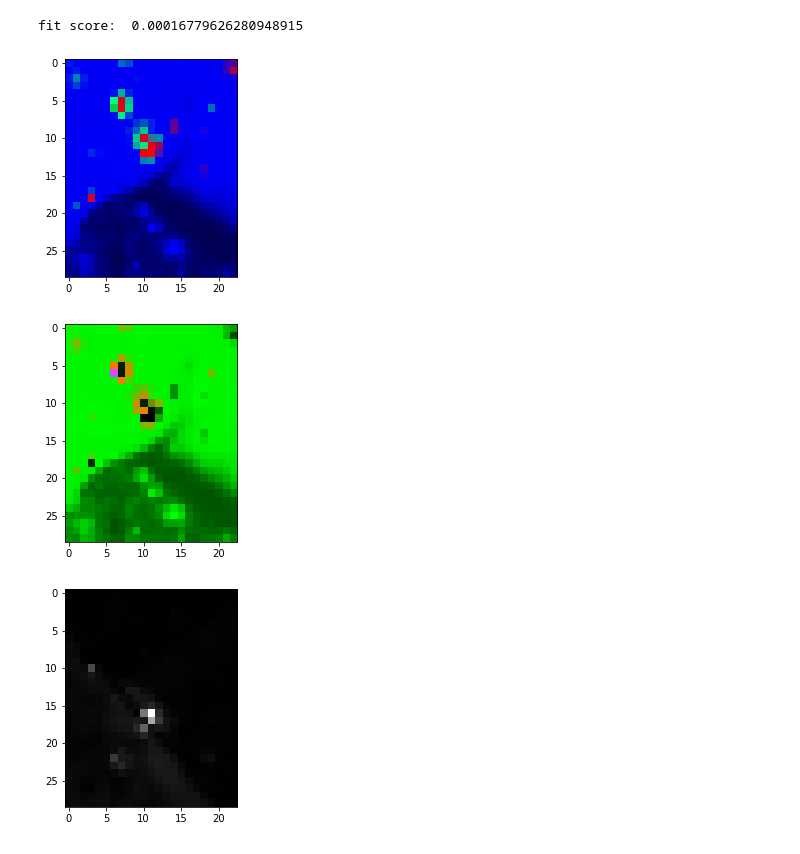
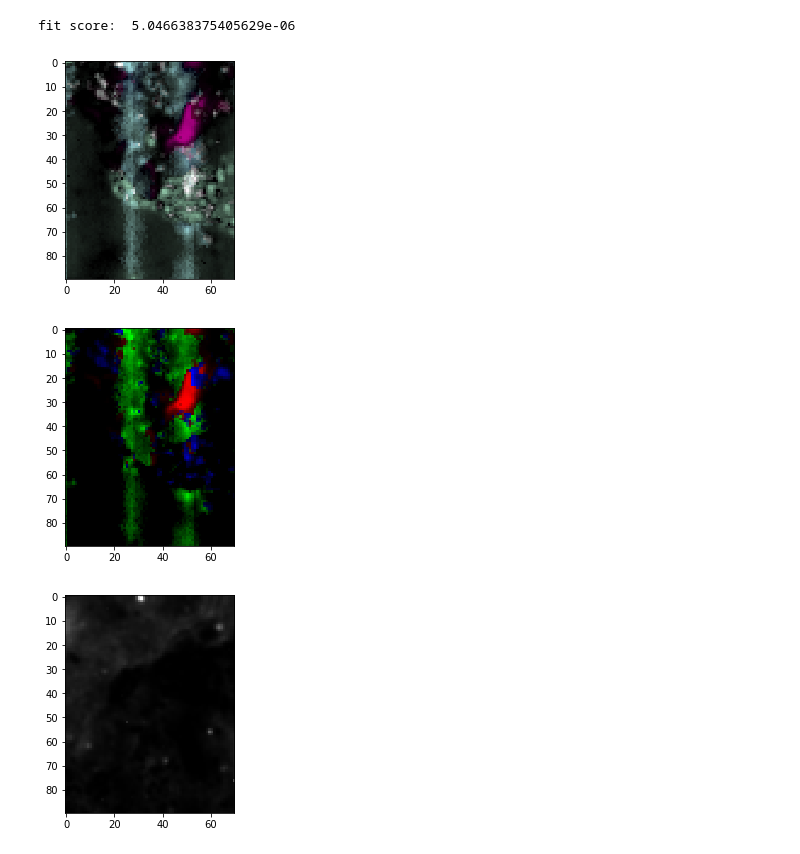
Before and after one commit to jjgsherwood/Bacholar_Thesis, a Jupyter notebook: autoencoder_preproced_data.ipynb, the cells around one changed output. Drawn from its saved outputs; the diff is of its cells as text; code cells hidden in the pictures.

```diff
--- a/autoencoder_preproced_data.ipynb
+++ b/autoencoder_preproced_data.ipynb
@@ -145,7 +152,7 @@ def MSE_loss(x, model):
     #MSE loss
     MSE = ((x_ - x)**2).sum(4).mean()
 
-    return MSE + max_ref_diff
+    return MSE
 # %%
 class ReferenceVectorClassifierAE(BaseEstimator):
     def __init__(self, **kwargs):
@@ -187,6 +194,14 @@ class ReferenceVectorClassifierAE(BaseEstimator):
         self.z = W
         W = W.cpu().detach().numpy()
 
+        W1 = W - W.min(0)
+        W1 /= W1.max(0)
+        plt.figure(figsize = (20,4))
+        plt.imshow(np.swapaxes(W1.reshape((*shape_Y[:2], self.kwargs['n_components'])),0,1)[::-1,:,:3])
+        plt.show()
+        plt.figure(figsize = (20,4))
+        plt.imshow(np.swapaxes(W1.reshape((*shape_Y[:2], self.kwargs['n_components'])),0,1)[::-1,:,3:6])
+        plt.show()
         ###################### reference spectra ################################
 #         W = W * (W > 0) #relu
         self.reference_spectra_ = unit_vector_norm(W.T @ X)
@@ -194,7 +209,6 @@ class ReferenceVectorClassifierAE(BaseEstimator):
 
         # Return the classifier
         return self
-
 
     def predict(self, X):
         """
@@ -244,18 +258,18 @@ def cross_val_X_Y_Z(rvc, X, Y, Z):
     rvc.fit(np.concatenate((X, Y), axis=0))
     return score_func(rvc, Z)
 # %%
-kwargs = {'n_components': 4,
+kwargs = {'n_components': 6,
           'batch_size': 16,
           'cuda': True,
           'log_step': 10,
           'loss_func': MSE_loss,
-          'epochs': 10,
+          'epochs': 5,
           'depth': 5,
-          'neurons': 500,
+          'neurons': 30,
           'bias': True
          }
 # %%
 rvc = ReferenceVectorClassifierAE(**kwargs)
-rvc.fit(ram_smooth)
+rvc.fit(ram_smooth_Y)
 # %% [output]
 --------------------------------------------------
@@ -278,28 +298,26 @@ Elapsed time: 0h 0m 3s
 # %%
-RCA_vector = rvc.predict(X)
+RCA_vector = rvc.predict(ram_smooth_Y)
 
-print("fit score: ", score_func(rvc, X))
+print("fit score: ", score_func(rvc, ram_smooth_Y))
 
+RCA_vector = np.abs(RCA_vector)
 RCA_vector = RCA_vector - RCA_vector.min(0)
 RCA_vector /= RCA_vector.max(0)
 
 plt.figure(figsize = (20,4))
-plt.imshow(np.swapaxes(RCA_vector.reshape((*shape_X[:2], kwargs['n_components'])),0,1)[::-1,:,:3])
+plt.imshow(np.swapaxes(RCA_vector.reshape((*shape_Y[:2], kwargs['n_components'])),0,1)[::-1,:,:3])
 plt.show()
 plt.figure(figsize = (20,4))
-plt.imshow(np.swapaxes(RCA_vector.reshape((*shape_X[:2], kwargs['n_components'])),0,1)[::-1,:,1:4])
+plt.imshow(np.swapaxes(RCA_vector.reshape((*shape_Y[:2], kwargs['n_components'])),0,1)[::-1,:,3:6])
 plt.show()
-# plt.figure(figsize = (20,4))
-# plt.imshow(np.swapaxes(RCA_vector.reshape((*shape_X[:2], kwargs['n_components'])),0,1)[::-1,:,6:9])
-# plt.show()
 plt.figure(figsize = (20,4))
-plt.imshow(error_map(rvc, X).reshape(shape_X[:2]).T, cmap='gray', vmin=0)
+plt.imshow(error_map(rvc, ram_smooth_Y).reshape(shape_Y[:2]).T, cmap='gray', vmin=0)
 plt.show()
 # %% [output]
-fit score:  0.00016779626280948915
+fit score:  5.046638375405629e-06
-[figure, old version]
+[figure, new version]
-[figure, old version]
+[figure, new version]
-[figure, old version]
+[figure, new version]
 # %%
 plt.figure(figsize = (20,12))
 for i, r in enumerate(rvc.get_reference_vectors()):
```
Also changed, not shown: parts of 5 cells of this notebook, 1 other file.
